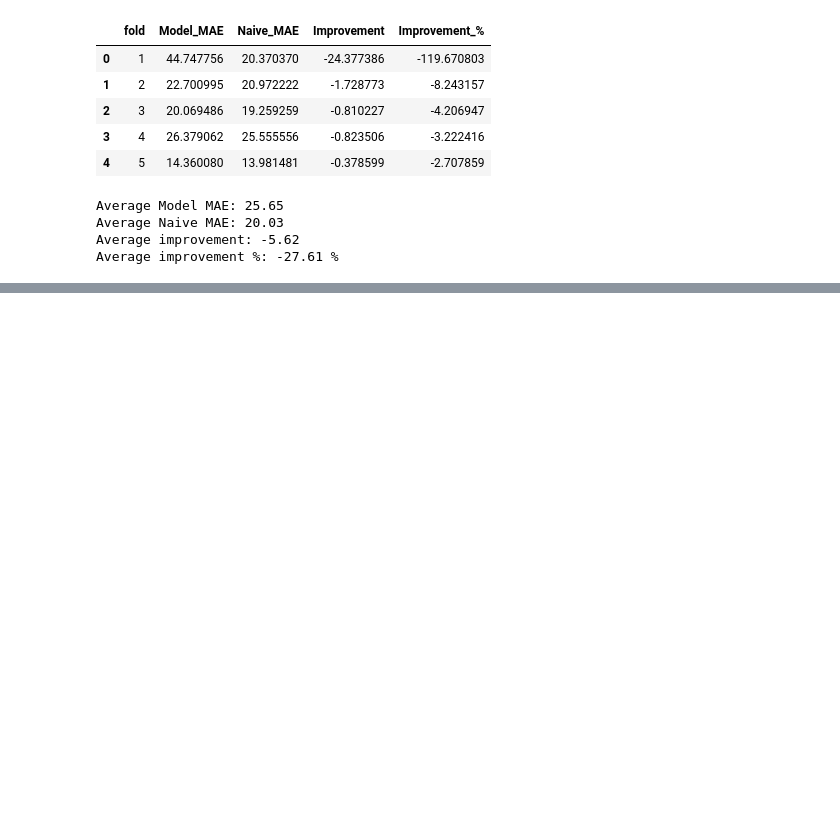
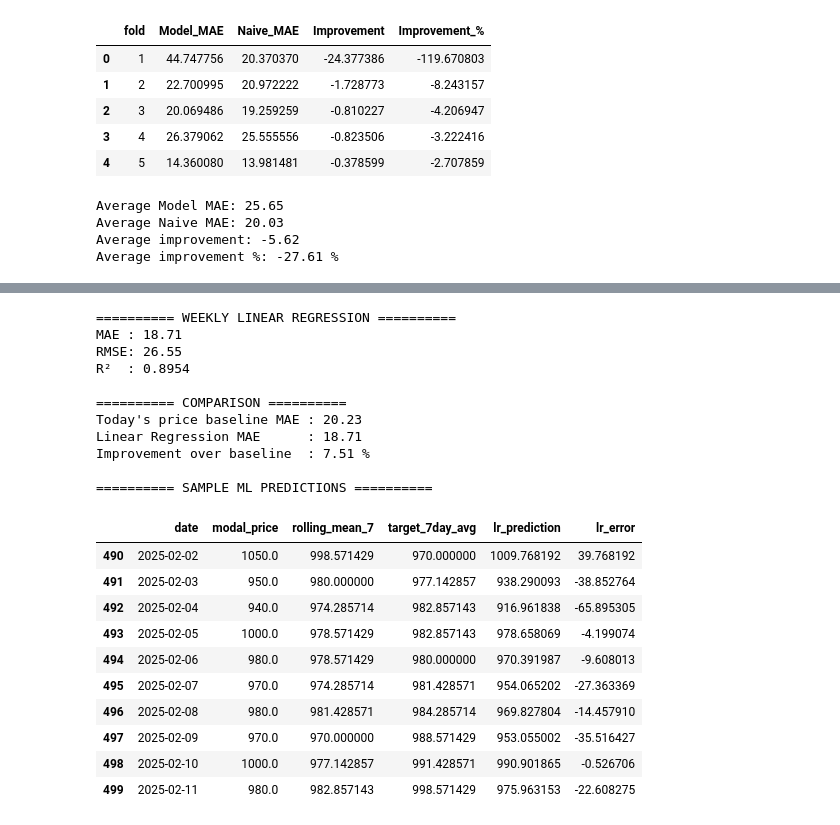
Before and after one commit to pratyuspatnaik/Cache-22, a Jupyter notebook: SIH_Agri_Price_Prediction.ipynb, the cells around one changed output, grey strips where cells are left out. Drawn from its saved outputs; the diff is of its cells as text; code cells hidden in the pictures; blank space fills up the shorter version.

```diff
--- a/SIH_Agri_Price_Prediction.ipynb
+++ b/SIH_Agri_Price_Prediction.ipynb
@@ -3730,0 +4431,78 @@ Average improvement %: -27.61 %
+# %%
+# ============================================================
+# PART: FIRST WEEKLY ML MODEL — LINEAR REGRESSION
+# ============================================================
+
+from sklearn.linear_model import LinearRegression
+from sklearn.metrics import mean_absolute_error, mean_squared_error, r2_score
+import numpy as np
+
+# Features and target
+X_train = train_df[weekly_features]
+y_train = train_df["target_7day_avg"]
+
+X_test = test_df[weekly_features]
+y_test = test_df["target_7day_avg"]
+
+# Train model
+weekly_lr = LinearRegression()
+weekly_lr.fit(X_train, y_train)
+
+# Predict
+lr_predictions = weekly_lr.predict(X_test)
+
+# Metrics
+lr_mae = mean_absolute_error(y_test, lr_predictions)
+lr_rmse = np.sqrt(mean_squared_error(y_test, lr_predictions))
+lr_r2 = r2_score(y_test, lr_predictions)
+
+print("========== WEEKLY LINEAR REGRESSION ==========")
+print("MAE :", round(lr_mae, 2))
+print("RMSE:", round(lr_rmse, 2))
+print("R²  :", round(lr_r2, 4))
+
+# Compare with baseline
+print("\n========== COMPARISON ==========")
+print("Today's price baseline MAE :", round(mae_current, 2))
+print("Linear Regression MAE      :", round(lr_mae, 2))
+
+improvement = ((mae_current - lr_mae) / mae_current) * 100
+
+print("Improvement over baseline  :", round(improvement, 2), "%")
+
+# Sample predictions
+weekly_comparison = test_df[
+    ["date", "modal_price", "rolling_mean_7", "target_7day_avg"]
+].copy()
+
+weekly_comparison["lr_prediction"] = lr_predictions
+weekly_comparison["lr_error"] = (
+    weekly_comparison["lr_prediction"]
+    - weekly_comparison["target_7day_avg"]
+)
+
+print("\n========== SAMPLE ML PREDICTIONS ==========")
+display(weekly_comparison.head(10))
+# %% [output]
+========== WEEKLY LINEAR REGRESSION ==========
+MAE : 18.71
+RMSE: 26.55
+R²  : 0.8954
+
+========== COMPARISON ==========
+Today's price baseline MAE : 20.23
+Linear Regression MAE      : 18.71
+Improvement over baseline  : 7.51 %
+
+========== SAMPLE ML PREDICTIONS ==========
+|  | date | modal_price | rolling_mean_7 | target_7day_avg | lr_prediction | lr_error |
+| 490 | 2025-02-02 | 1050.0 | 998.571429 | 970.000000 | 1009.768192 | 39.768192 |
+| 491 | 2025-02-03 | 950.0 | 980.000000 | 977.142857 | 938.290093 | -38.852764 |
+| 492 | 2025-02-04 | 940.0 | 974.285714 | 982.857143 | 916.961838 | -65.895305 |
+| 493 | 2025-02-05 | 1000.0 | 978.571429 | 982.857143 | 978.658069 | -4.199074 |
+| 494 | 2025-02-06 | 980.0 | 978.571429 | 980.000000 | 970.391987 | -9.608013 |
+| 495 | 2025-02-07 | 970.0 | 974.285714 | 981.428571 | 954.065202 | -27.363369 |
+| 496 | 2025-02-08 | 980.0 | 981.428571 | 984.285714 | 969.827804 | -14.457910 |
+| 497 | 2025-02-09 | 970.0 | 970.000000 | 988.571429 | 953.055002 | -35.516427 |
+| 498 | 2025-02-10 | 1000.0 | 977.142857 | 991.428571 | 990.901865 | -0.526706 |
+| 499 | 2025-02-11 | 980.0 | 982.857143 | 998.571429 | 975.963153 | -22.608275 |
```
Also changed, not shown: parts of 30 cells of this notebook.
